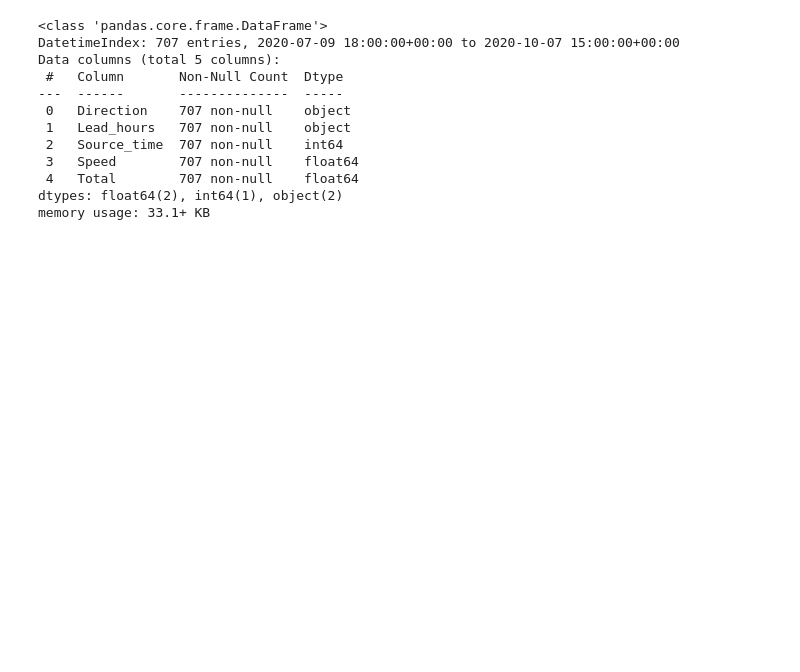
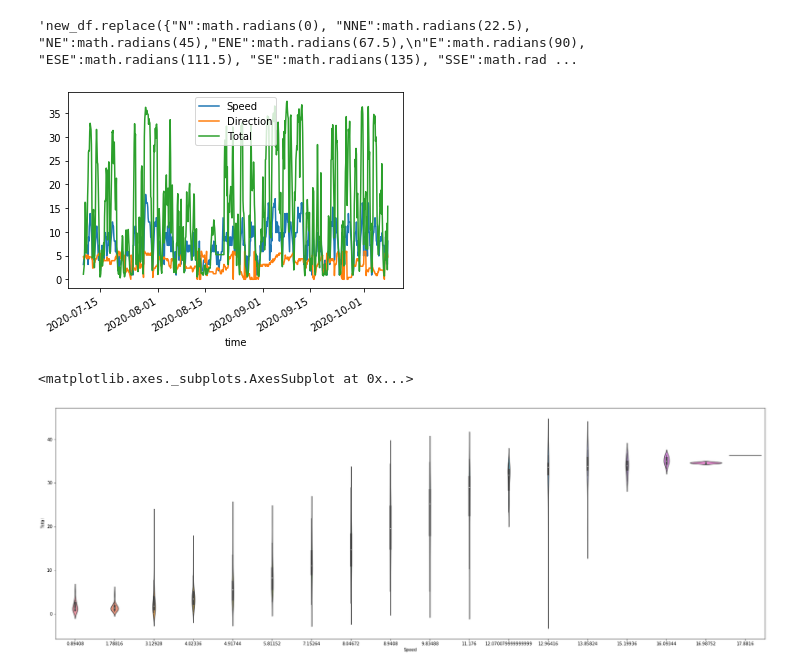
Before and after one commit to asgerhaug/Data-Science-tutorial-VS-Code-Titanic, a Jupyter notebook: wind_forecasting_final.ipynb, the cells around one changed output. Cells and saved outputs as stored; diff of their text form; code cells hidden in the pictures; blank space fills up the shorter version.

```diff
--- a/wind_forecasting_final.ipynb
+++ b/wind_forecasting_final.ipynb
@@ -29,15 +18,15 @@ def get_df(results):
 
 # Get the last 90 days of power generation data
 generation = client.query(
-    "SELECT * FROM Generation where time > now()-90d"
+    "SELECT * FROM Generation where time > now()-90d Order by time desc"
     ) # Query written in InfluxQL
 
 # Get the last 90 days of weather forecasts with the shortest lead time
 wind  = client.query(
-    "SELECT * FROM MetForecasts where time > now()-90d and time <= now() and Lead_hours = '1'"
+    "SELECT * FROM MetForecasts where time > now()-90d and time <= now() and Lead_hours = '1' Order by time desc"
     ) # Query written in InfluxQL
 
-gen_df = get_df(generation)
+gen_df = get_df(generation).drop(columns=["ANM", "Non-ANM"])
 wind_df = get_df(wind)
 
 
@@ -115,0 +36,8 @@ new_df
+# %%
+#new_df = pd.merge(wind_df, gen_df, on=["time"], how="outer").fillna(method='ffill').fillna(method='bfill')
+#We make the valid assumption that the windspeed and direction is going to be the same until the next forecast is actual. In the north sea this is a valid assumption (source: I worked offshore in the north sea for 4 years as a Technical Officer Onboard different (PSV) Platform Supply Vessels, along with different SOW's (Service Offshore Wind) vessels, sailed more than 80.000km around that horrible place. Weather providers like YR, can however supply hourly forecasts for weather windows on a paid subscription)
+
+
+new_df = pd.concat([wind_df, gen_df], axis=1, join='inner').fillna(method='ffill').fillna(method='bfill').dropna()
+#Verifies that we got rid of NaN values in our dataset
+print(new_df.isna().sum())
@@ -171,20 +64,36 @@ new_df
-# %%
-new_df = new_df.drop(columns=["ANM", "Non-ANM"])
-# %%
-new_df.info()
-# %% [output]
-<class 'pandas.core.frame.DataFrame'>
-DatetimeIndex: 707 entries, 2020-07-09 18:00:00+00:00 to 2020-10-07 15:00:00+00:00
-Data columns (total 5 columns):
- #   Column       Non-Null Count  Dtype
----  ------       --------------  -----
- 0   Direction    707 non-null    object
- 1   Lead_hours   707 non-null    object
- 2   Source_time  707 non-null    int64
- 3   Speed        707 non-null    float64
- 4   Total        707 non-null    float64
-dtypes: float64(2), int64(1), object(2)
-memory usage: 33.1+ KB
+# %%
+import math
+import matplotlib.pyplot as plt
+import seaborn as sns
+
+# Dataset used to plot relationship between variables
+Data =new_df[["Speed","Direction", "Total"]]
+
+#If want to look at correlation between wind direction vs. speed, its feasible here to do a manual tranformation of "Direction"-->Radian, because it changes it from String objects to a numeric datatype
+
+Data.replace({"N":math.radians(0), "NNE":math.radians(22.5), "NE":math.radians(45),"ENE":math.radians(67.5),
+"E":math.radians(90), "ESE":math.radians(111.5), "SE":math.radians(135), "SSE":math.radians(157.5),"S":math.radians(180),"SSW":math.radians(202.5), "SW":math.radians(225), "WSW":math.radians(247.5), "W":math.radians(270), "WNW":math.radians(292.5),  "NW":math.radians(315),  "NNW":math.radians(337.5)}, inplace=True)
+
+Data.corr().abs()[["Total"]]
+
+'''new_df.replace({"N":math.radians(0), "NNE":math.radians(22.5), "NE":math.radians(45),"ENE":math.radians(67.5),
+"E":math.radians(90), "ESE":math.radians(111.5), "SE":math.radians(135), "SSE":math.radians(157.5),"S":math.radians(180),"SSW":math.radians(202.5), "SW":math.radians(225), "WSW":math.radians(247.5), "W":math.radians(270), "WNW":math.radians(292.5),  "NW":math.radians(315),  "NNW":math.radians(337.5)}, inplace=True)'''
+# %% [output]
+'new_df.replace({"N":math.radians(0), "NNE":math.radians(22.5), "NE":math.radians(45),"ENE":math.radians(67.5),\n"E":math.radians(90), "ESE":math.radians(111.5), "SE":math.radians(135), "SSE":math.rad ...
+# %%
+import math
+import matplotlib.pyplot as plt
+import seaborn as sns
+
+Data.plot()
+plt.show()
+#The plot confirms the correlation between windspeed and Windpower generation
+fig, axs = plt.subplots(figsize=(30,10))
+sns.violinplot(x="Speed", y="Total", data=Data)
+# %% [output]
+[figure, added]
+<matplotlib.axes._subplots.AxesSubplot at 0x...>
+[figure, added]
 # %%
 import pandas as pd
 from sklearn.model_selection import train_test_split
```
Also changed, not shown: parts of 19 cells of this notebook, 1 other file.
